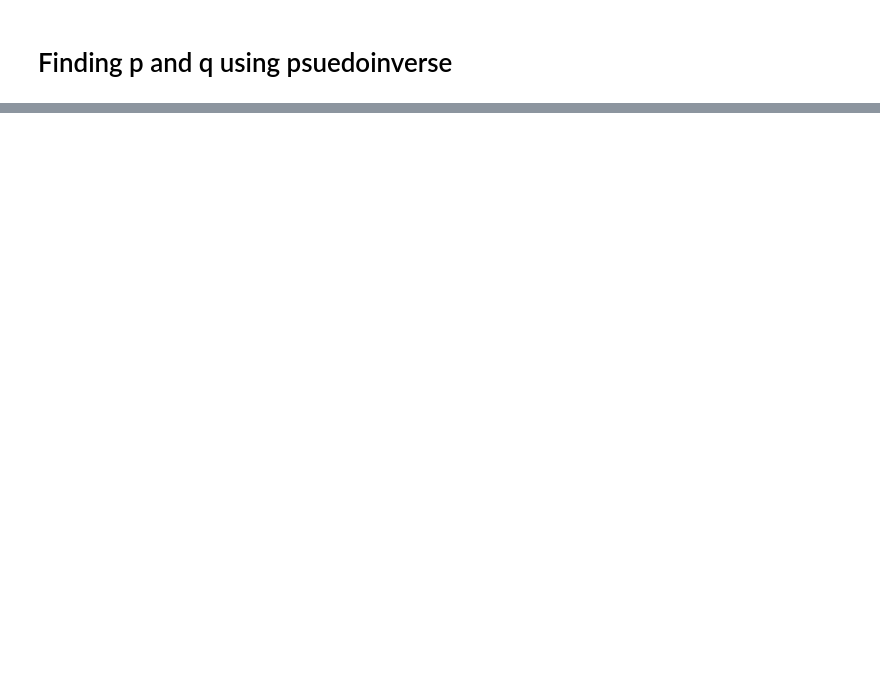
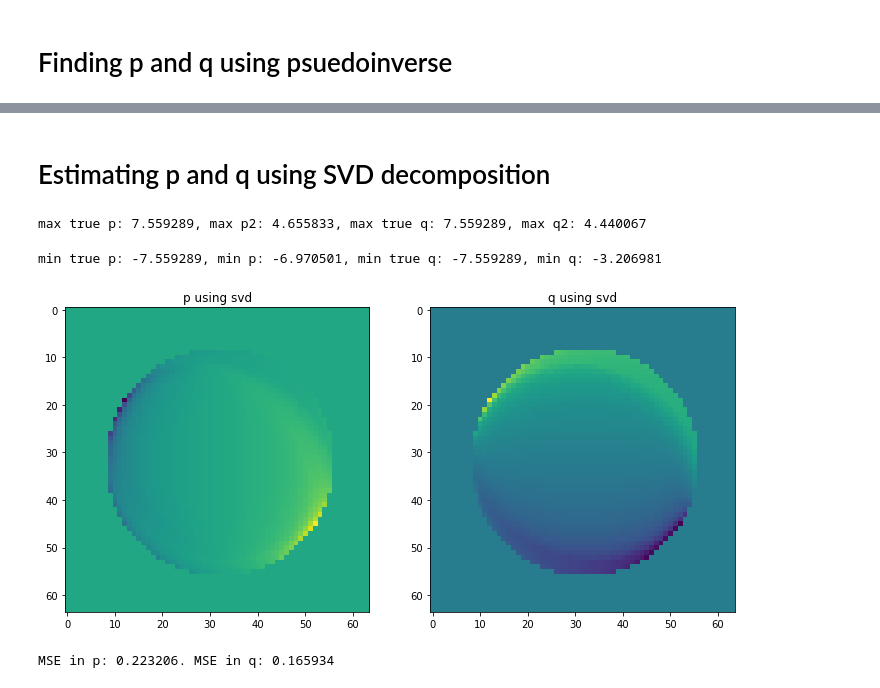
Before and after one commit to jenishah/shape-from-shading, a Jupyter notebook: asg1.ipynb, the cells around one changed output, grey strips where cells are left out. Cells and saved outputs as stored; diff of their text form; code cells hidden in the pictures; blank space fills up the shorter version.

Commit message:
using svd and pinv

```diff
--- a/asg1.ipynb
+++ b/asg1.ipynb
@@ -134,0 +143,52 @@ plt.show()
+# %% [markdown]
+# Estimating p and q using SVD decomposition
+# %%
+p2 = np.zeros((z[1].shape))
+q2 = np.zeros((z[1].shape))
+rho2 = np.zeros((z[1].shape))
+[u,s,v] = np.linalg.svd(S)
+for x in np.arange(0,64,1):
+    for y in np.arange(0,64,1):
+        E = z[:,x,y]
+        utb = np.dot(u.T,E)
+        utb = utb[0:len(s)]
+
+        b = np.dot(v.T,utb/s)
+        if(b[2] != 0):
+            p2[x,y] = -1*b[0]/b[2]
+            q2[x,y] = -1*b[1]/b[2]
+            rho2[x,y] = b[2]*((1+p2[x,y]**2+q2[x,y]**2)**0.5 )
+# %%
+max_true_p = np.amax(true_p)
+maxp2 = np.amax(p2)
+max_true_q = np.amax(true_q)
+maxq2 = np.amax(q2)
+print("max true p: %f, max p2: %f, max true q: %f, max q2: %f" %(max_true_p,maxp2,max_true_q,maxq2))
+# %% [output]
+max true p: 7.559289, max p2: 4.655833, max true q: 7.559289, max q2: 4.440067
+# %%
+min_true_p = np.amin(true_p)
+minp2 = np.amin(p2)
+min_true_q = np.amin(true_q)
+minq2 = np.amin(q2)
+print("min true p: %f, min p: %f, min true q: %f, min q: %f" %(min_true_p,minp2,min_true_q,minq2))
+# %% [output]
+min true p: -7.559289, min p: -6.970501, min true q: -7.559289, min q: -3.206981
+# %%
+plt.figure(figsize=(12,12))
+plt.subplot(1,2,1)
+plt.title("p using svd")
+plt.imshow(p2)
+plt.subplot(1,2,2)
+plt.title("q using svd")
+plt.imshow(q2)
+plt.show()
+# %% [output]
+[figure, added]
+# %%
+#MSE using SVD
+mse_p2 = np.mean(np.square(true_p-p2))
+mse_q2 = np.mean(np.square(true_q-q2))
+print("MSE in p: %f. MSE in q: %f" %(mse_p2,mse_q2))
+# %% [output]
+MSE in p: 0.223206. MSE in q: 0.165934
```
Also changed, not shown: parts of 10 cells of this notebook, 1 other file.
